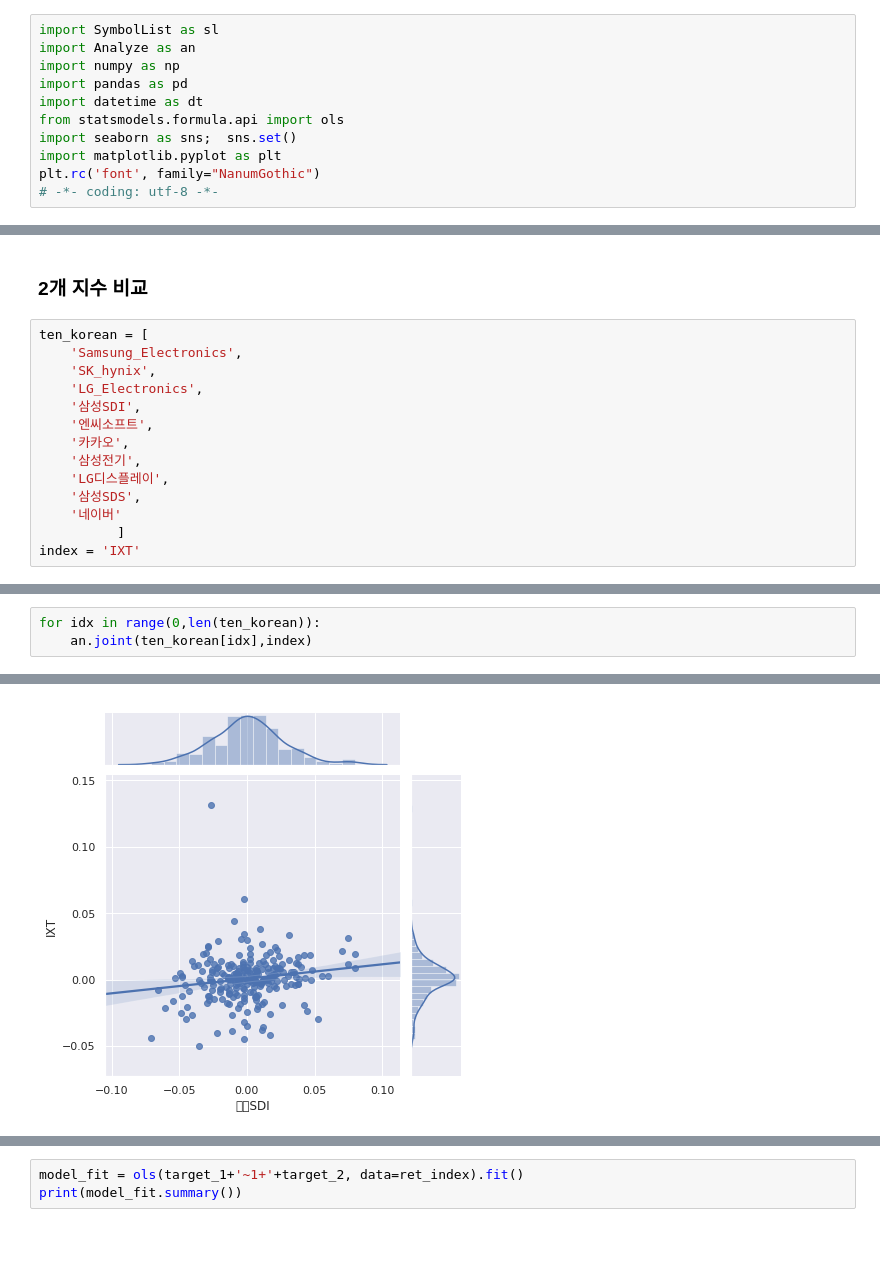
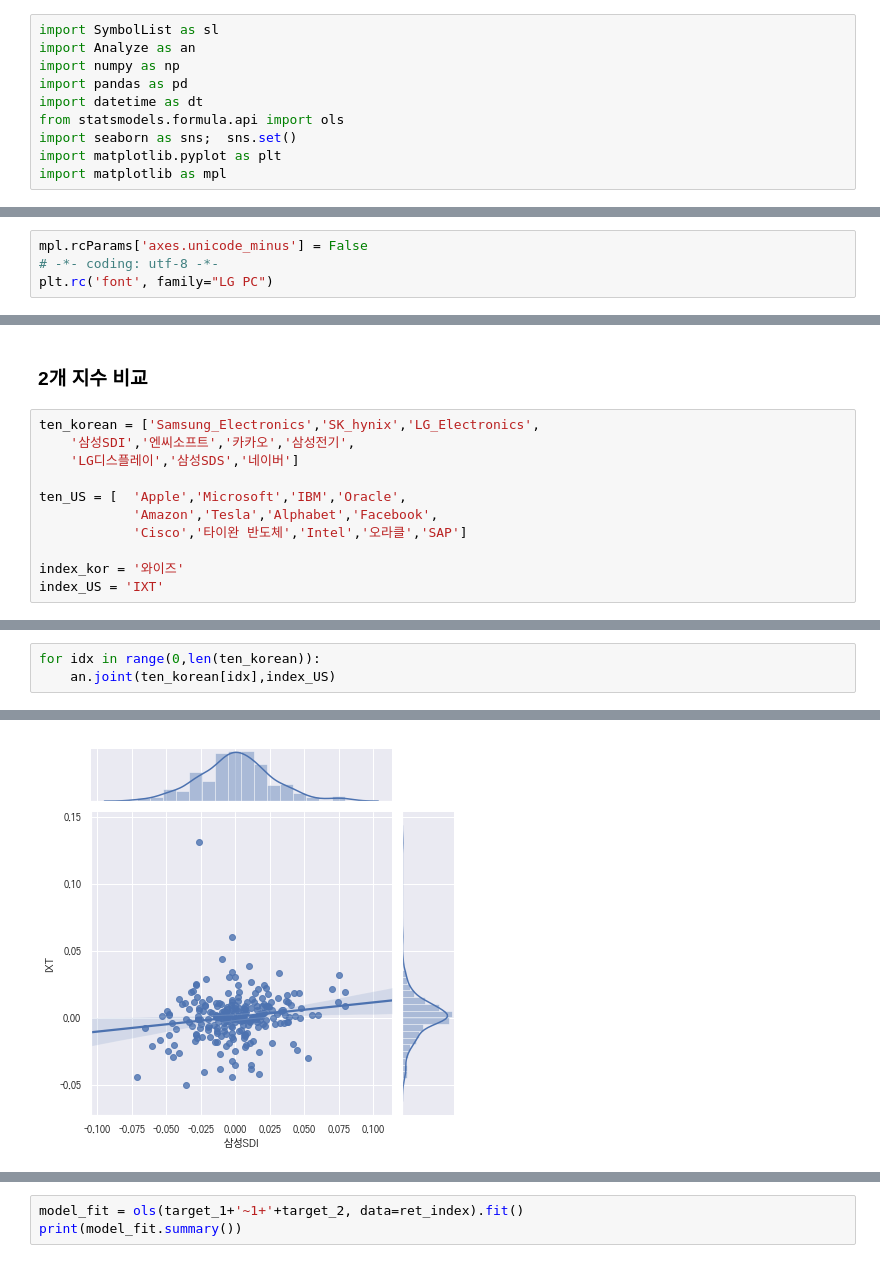
Before and after one commit to kooBH/FinanceServer, a Jupyter notebook: Doc.ipynb, the cells around one changed output, grey strips where cells are left out. Cells and saved outputs as stored; diff of their text form.

```diff
--- a/Doc.ipynb
+++ b/Doc.ipynb
@@ -7,5 +7,4 @@ import datetime as dt
 from statsmodels.formula.api import ols
 import seaborn as sns;  sns.set()
 import matplotlib.pyplot as plt
-plt.rc('font', family="NanumGothic")
-# -*- coding: utf-8 -*-
+import matplotlib as mpl
@@ -11,0 +13,4 @@ plt.rc('font', family="NanumGothic")
+# %%
+mpl.rcParams['axes.unicode_minus'] = False
+# -*- coding: utf-8 -*-
+plt.rc('font', family="LG PC")
@@ -100,16 +111,13 @@ df
 # %% [markdown]
 ### 2개 지수 비교
 # %%
-ten_korean = [
-    'Samsung_Electronics',
-    'SK_hynix',
-    'LG_Electronics',
-    '삼성SDI',
-    '엔씨소프트',
-    '카카오',
-    '삼성전기',
-    'LG디스플레이',
-    '삼성SDS',
-    '네이버'
-          ]
-index = 'IXT'
+ten_korean = ['Samsung_Electronics','SK_hynix','LG_Electronics',
+    '삼성SDI','엔씨소프트','카카오','삼성전기',
+    'LG디스플레이','삼성SDS','네이버']
+
+ten_US = [  'Apple','Microsoft','IBM','Oracle',
+            'Amazon','Tesla','Alphabet','Facebook',
+            'Cisco','타이완 반도체','Intel','오라클','SAP']
+
+index_kor = '와이즈'
+index_US = 'IXT'
@@ -122,4 +130,4 @@ https://github.com/taewanme/notebooks4til/blob/master/matplotlib/matplotlib_hang
 # %%
 for idx in range(0,len(ten_korean)):
-    an.joint(ten_korean[idx],index)
+    an.joint(ten_korean[idx],index_US)
 # %% [output]
@@ -129 +137 @@ for idx in range(0,len(ten_korean)):
-[figure, old version]
+[figure, new version]
```
Also changed, not shown: parts of 7 cells of this notebook, 2 other files.
